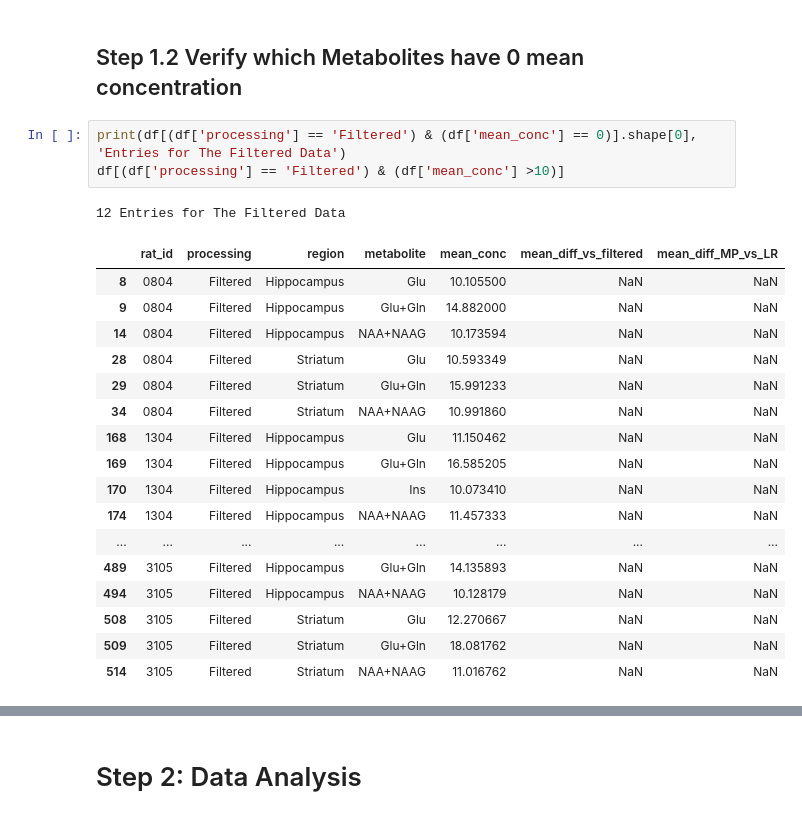
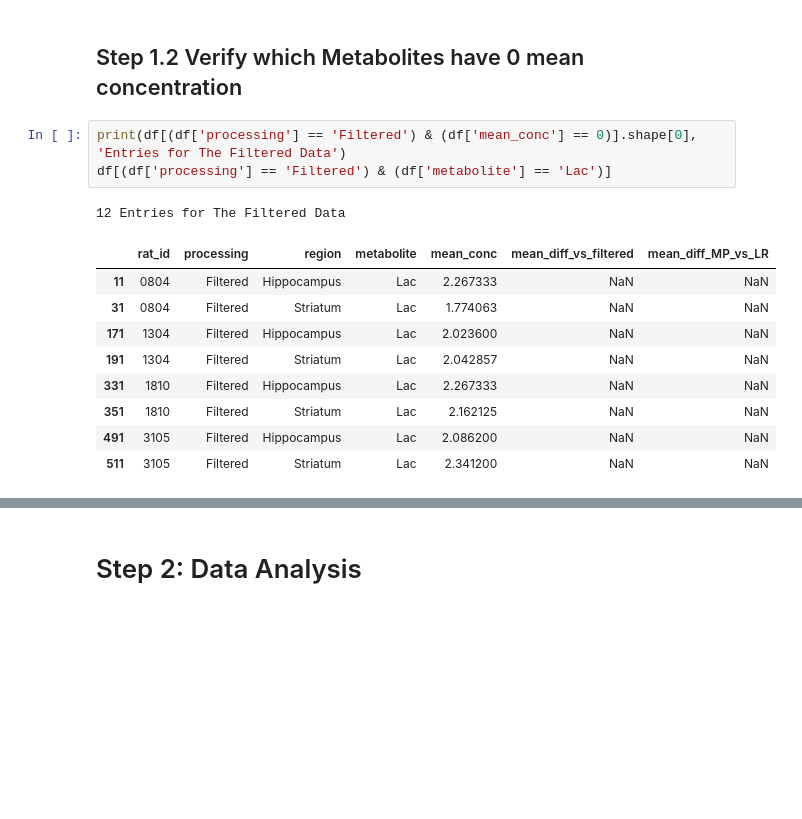
Before and after one commit to AlexisCogne/MRI_Practicals, a Jupyter notebook: Data_Analysis_Notebook.ipynb, the cells around one changed output, grey strips where cells are left out. Cells and saved outputs as stored; diff of their text form; blank space fills up the shorter version.

```diff
--- a/Data_Analysis_Notebook.ipynb
+++ b/Data_Analysis_Notebook.ipynb
@@ -93,25 +93,17 @@ df = df.reset_index()
 ## Step 1.2 Verify which Metabolites have 0 mean concentration
 # %%
 print(df[(df['processing'] == 'Filtered') & (df['mean_conc'] == 0)].shape[0], 'Entries for The Filtered Data')
-df[(df['processing'] == 'Filtered') & (df['mean_conc'] >10)]
+df[(df['processing'] == 'Filtered') & (df['metabolite'] == 'Lac')]
 # %% [output]
 12 Entries for The Filtered Data
 |  | rat_id | processing | region | metabolite | mean_conc | mean_diff_vs_filtered | mean_diff_MP_vs_LR |
-| 8 | 0804 | Filtered | Hippocampus | Glu | 10.105500 | NaN | NaN |
-| 9 | 0804 | Filtered | Hippocampus | Glu+Gln | 14.882000 | NaN | NaN |
-| 14 | 0804 | Filtered | Hippocampus | NAA+NAAG | 10.173594 | NaN | NaN |
-| 28 | 0804 | Filtered | Striatum | Glu | 10.593349 | NaN | NaN |
-| 29 | 0804 | Filtered | Striatum | Glu+Gln | 15.991233 | NaN | NaN |
-| 34 | 0804 | Filtered | Striatum | NAA+NAAG | 10.991860 | NaN | NaN |
-| 168 | 1304 | Filtered | Hippocampus | Glu | 11.150462 | NaN | NaN |
-| 169 | 1304 | Filtered | Hippocampus | Glu+Gln | 16.585205 | NaN | NaN |
-| 170 | 1304 | Filtered | Hippocampus | Ins | 10.073410 | NaN | NaN |
-| 174 | 1304 | Filtered | Hippocampus | NAA+NAAG | 11.457333 | NaN | NaN |
-| ... | ... | ... | ... | ... | ... | ... | ... |
-| 489 | 3105 | Filtered | Hippocampus | Glu+Gln | 14.135893 | NaN | NaN |
-| 494 | 3105 | Filtered | Hippocampus | NAA+NAAG | 10.128179 | NaN | NaN |
-| 508 | 3105 | Filtered | Striatum | Glu | 12.270667 | NaN | NaN |
-| 509 | 3105 | Filtered | Striatum | Glu+Gln | 18.081762 | NaN | NaN |
-| 514 | 3105 | Filtered | Striatum | NAA+NAAG | 11.016762 | NaN | NaN |
+| 11 | 0804 | Filtered | Hippocampus | Lac | 2.267333 | NaN | NaN |
+| 31 | 0804 | Filtered | Striatum | Lac | 1.774063 | NaN | NaN |
+| 171 | 1304 | Filtered | Hippocampus | Lac | 2.023600 | NaN | NaN |
+| 191 | 1304 | Filtered | Striatum | Lac | 2.042857 | NaN | NaN |
+| 331 | 1810 | Filtered | Hippocampus | Lac | 2.267333 | NaN | NaN |
+| 351 | 1810 | Filtered | Striatum | Lac | 2.162125 | NaN | NaN |
+| 491 | 3105 | Filtered | Hippocampus | Lac | 2.086200 | NaN | NaN |
+| 511 | 3105 | Filtered | Striatum | Lac | 2.341200 | NaN | NaN |
 # %%
 print(df[(df['processing'] == 'LR-TGV') & (df['mean_conc'] == 0)].shape[0], 'Entries for The LR-TGV Data')
```
Also changed, not shown: parts of 5 cells of this notebook.
